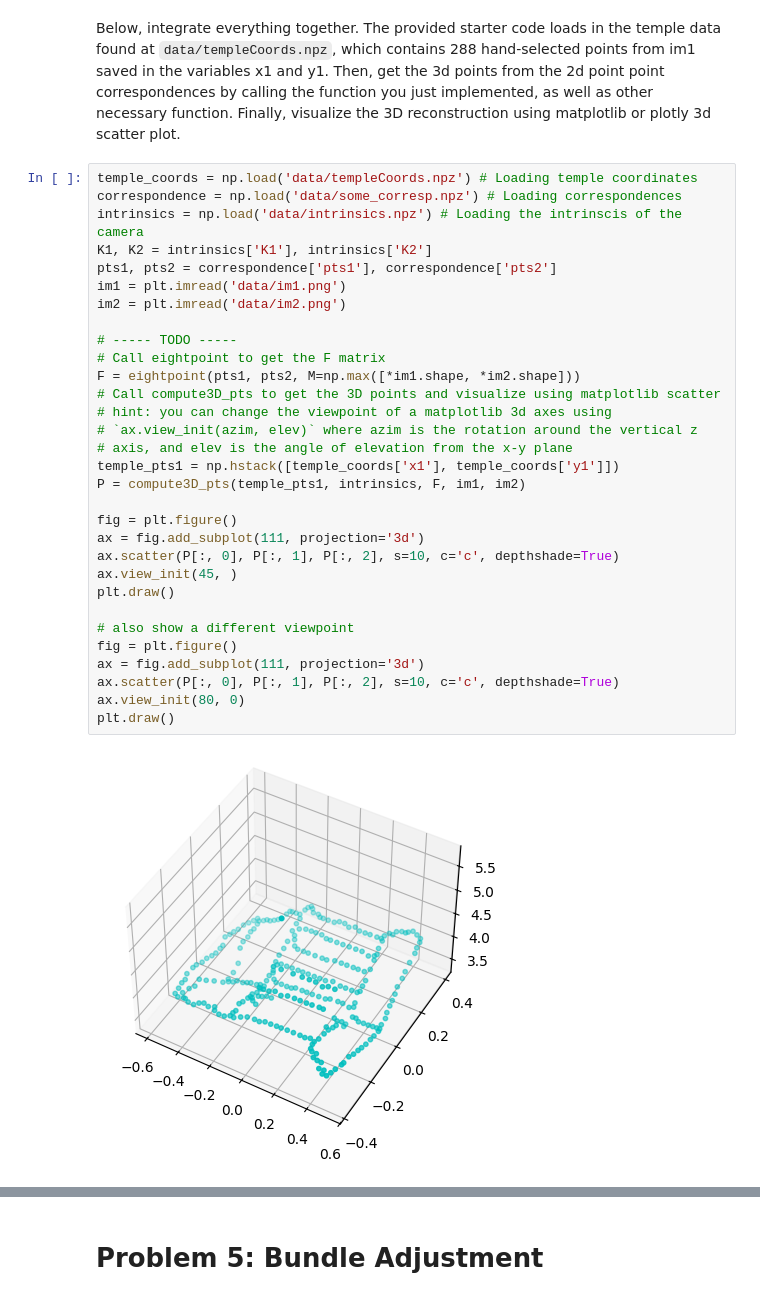
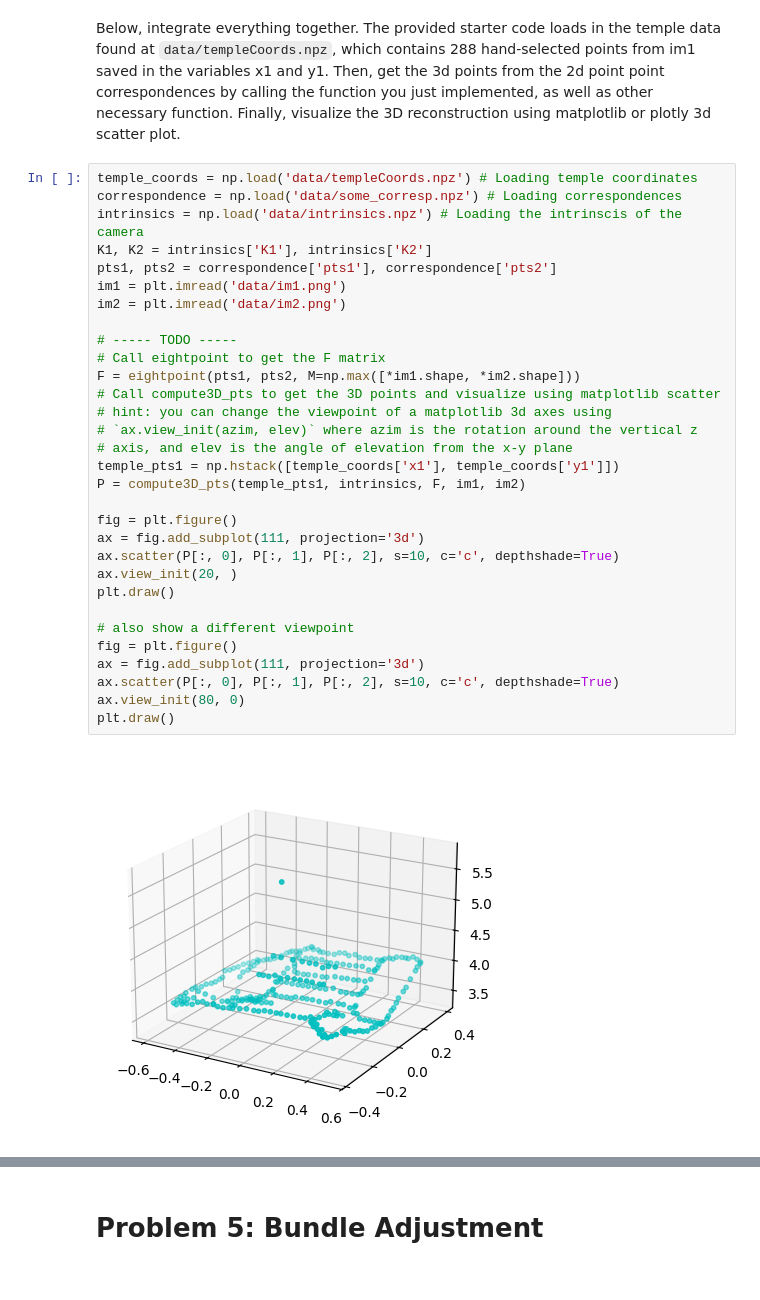
Before and after one commit to PAOK-2001/ComputerVision-16720, a Jupyter notebook: hw4/HW4_Reconstruction.ipynb, the cells around one changed output, grey strips where cells are left out. Saved outputs shown, nothing was run; the diff lists cells and outputs as text.

```diff
--- a/hw4/HW4_Reconstruction.ipynb
+++ b/hw4/HW4_Reconstruction.ipynb
@@ -773,35 +773,35 @@ Then, get the 3d points from the 2d point point correspondences by calling the f
 temple_coords = np.load('data/templeCoords.npz') # Loading temple coordinates
 correspondence = np.load('data/some_corresp.npz') # Loading correspondences
 intrinsics = np.load('data/intrinsics.npz') # Loading the intrinscis of the camera
 K1, K2 = intrinsics['K1'], intrinsics['K2']
 pts1, pts2 = correspondence['pts1'], correspondence['pts2']
 im1 = plt.imread('data/im1.png')
 im2 = plt.imread('data/im2.png')
 
 # ----- TODO -----
 # Call eightpoint to get the F matrix
 F = eightpoint(pts1, pts2, M=np.max([*im1.shape, *im2.shape]))
 # Call compute3D_pts to get the 3D points and visualize using matplotlib scatter
 # hint: you can change the viewpoint of a matplotlib 3d axes using
 # `ax.view_init(azim, elev)` where azim is the rotation around the vertical z
 # axis, and elev is the angle of elevation from the x-y plane
 temple_pts1 = np.hstack([temple_coords['x1'], temple_coords['y1']])
 P = compute3D_pts(temple_pts1, intrinsics, F, im1, im2)
 
 fig = plt.figure()
 ax = fig.add_subplot(111, projection='3d')
 ax.scatter(P[:, 0], P[:, 1], P[:, 2], s=10, c='c', depthshade=True)
-ax.view_init(45, )
+ax.view_init(20, )
 plt.draw()
 
 # also show a different viewpoint
 fig = plt.figure()
 ax = fig.add_subplot(111, projection='3d')
 ax.scatter(P[:, 0], P[:, 1], P[:, 2], s=10, c='c', depthshade=True)
 ax.view_init(80, 0)
 plt.draw()
 # %% [output]
-[figure, old version]
+[figure, new version]
 [figure]
 # %% [markdown]
 # Problem 5: Bundle Adjustment
```
Also changed, not shown: parts of 5 cells of this notebook.
